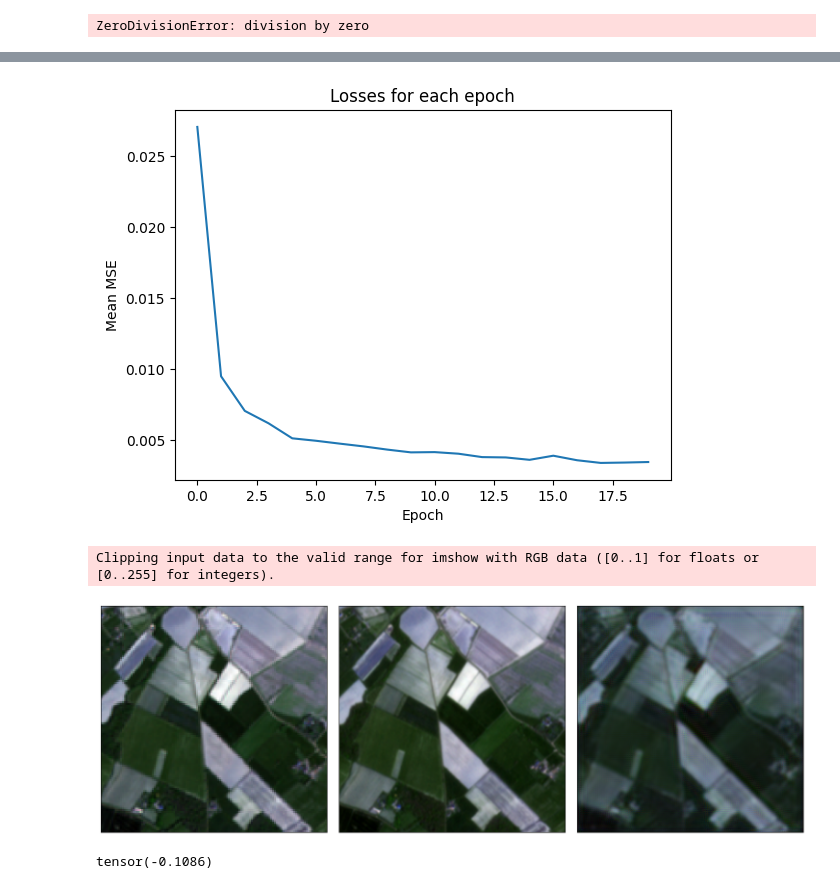
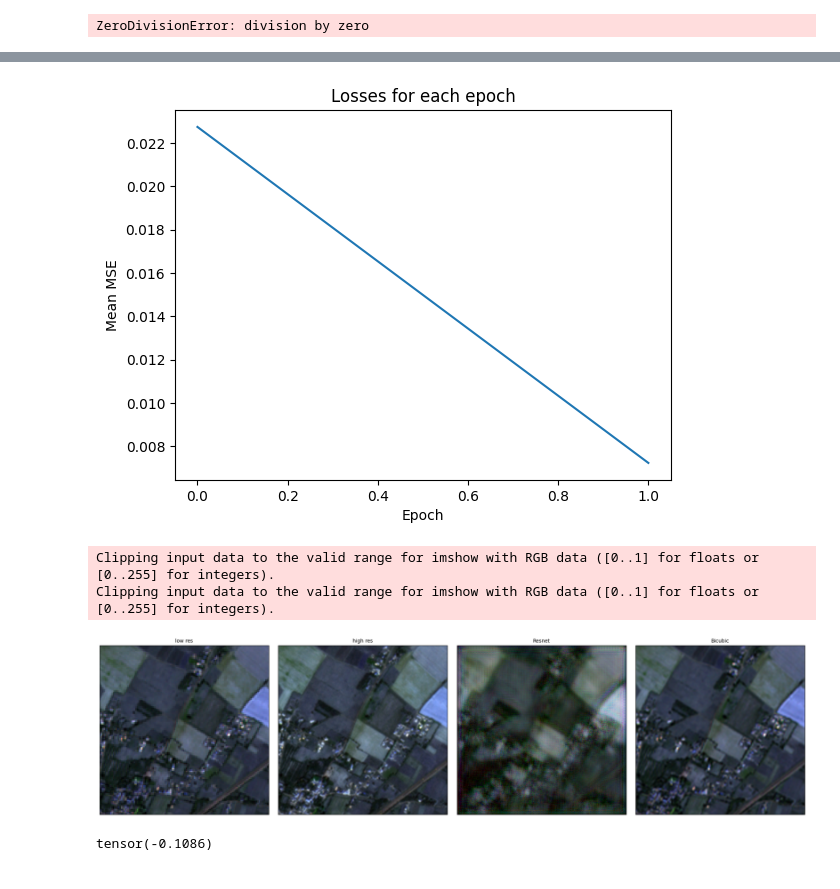
Before and after one commit to LimaoC/super-resolution-for-satellite-imagery, a Jupyter notebook: notebooks/mitch/prototype-gan.ipynb, the cells around one changed output, grey strips where cells are left out. Cells and saved outputs as stored; diff of their text form; code cells hidden in the pictures.

```diff
--- a/notebooks/mitch/prototype-gan.ipynb
+++ b/notebooks/mitch/prototype-gan.ipynb
@@ -28,7 +31,7 @@ PREPROCESSING_DIR = DATA_DIR / "preprocessing"
 RESULTS_DIR = DATA_DIR / "results"
 # %%
 train_patches, val_patches, test_patches = create_train_validation_test_split(
-    str(SITES_DIR) + "\\", sites={"SO2"}
+    str(SITES_DIR) + "\\", sites={"SO2", "ES-LTERA"}
 )
 print(
     f"Num train {len(train_patches)}\n"
@@ -77,7 +80,7 @@ should_pin_memory = {"cuda": True, "cpu": False}
 train_loader = DataLoader(
     train_patches,
     shuffle=True,  # Always set to true for training
-    batch_size=8,  # Always try to set as powers of 2
+    batch_size=32,  # Always try to set as powers of 2
     drop_last=True,  # Ensures batch size is always the one given (Drops last if its is smaller)
     pin_memory=should_pin_memory[device.type],  # Faster push to GPU
     num_workers=0,  # Load data in parallel but costs more memory
@@ -155,7 +151,7 @@ plt.xlabel("Epoch")
 plt.ylabel("Mean MSE")
 plt.show()
 # %% [output]
-[figure, old version]
+[figure, new version]
 # %%
 experiment = {
     "epoch_losses": epoch_losses,
@@ -172,24 +168,29 @@ model = model.to("cpu")
 # %%
 import random
 
 index = random.randint(0, len(low_res) - 1)
 
 low_res_example = low_res[index]
 high_res_example = high_res[index]
 out = model(low_res_example.unsqueeze(0)).detach()
-# interpolate(X, size=(256, 256), mode="bicubic")
+bicubic_out = interpolate(
+    low_res_example.unsqueeze(0), size=(256, 256), mode="bicubic"
+).float()
 plot_gallery(
     [
         low_res_example.permute(1, 2, 0),
         high_res_example.permute(1, 2, 0),
         out[0].permute(1, 2, 0),
+        bicubic_out[0].permute(1, 2, 0),
     ],
+    titles=["low res", "high res", "Resnet", "Bicubic"],
     xscale=5,
     yscale=5,
 )
 # %% [output]
 Clipping input data to the valid range for imshow with RGB data ([0..1] for floats or [0..255] for integers).
+Clipping input data to the valid range for imshow with RGB data ([0..1] for floats or [0..255] for integers).
-[figure, old version]
+[figure, new version]
 # %%
 out.min()
 # %% [output]
```
Also changed, not shown: parts of 5 cells of this notebook, 1 other file.
